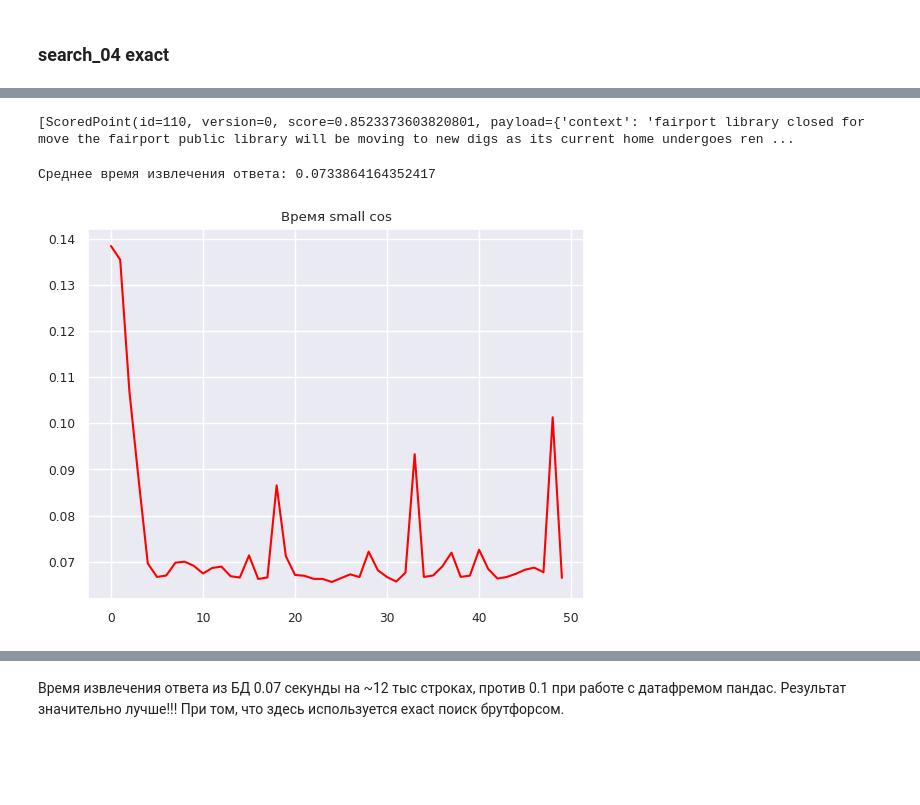
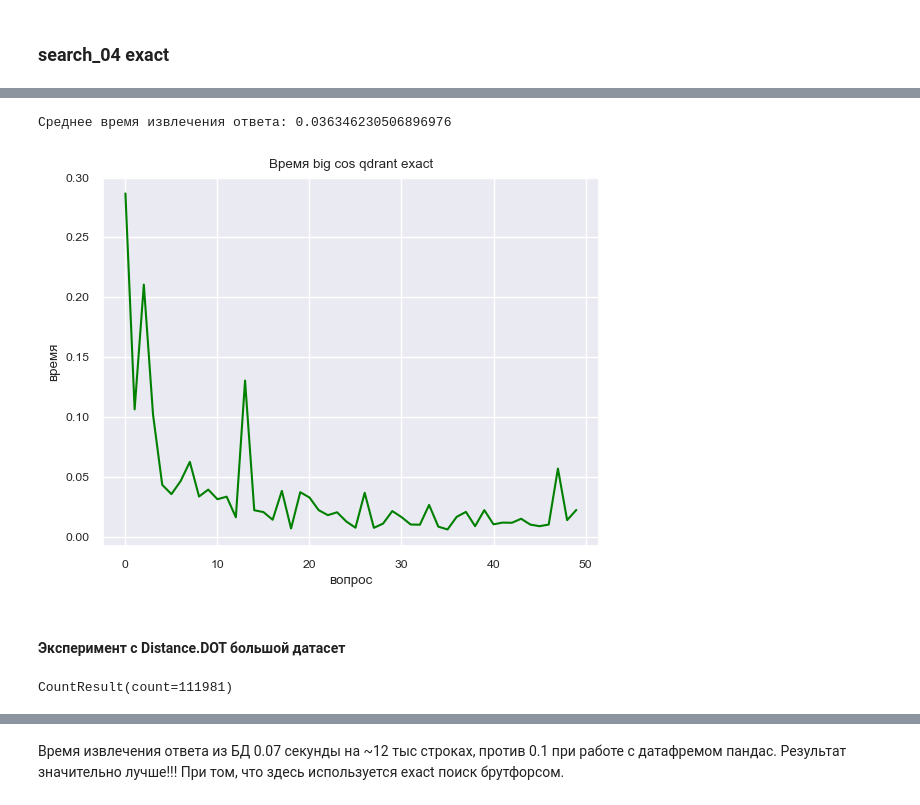
Before and after one commit to AI-YP-24-55-36/team_55_rag_qa, a Jupyter notebook: ipynb_baseline/[experiments][RAG][_neural_bridge_rag_dataset_12000_].ipynb, the cells around one changed output, grey strips where cells are left out. Drawn from its saved outputs; the diff is of its cells as text; code cells hidden in the pictures; blank space fills up the shorter version.

```diff
--- a/ipynb_baseline/[experiments][RAG][_neural_bridge_rag_dataset_12000_].ipynb
+++ b/ipynb_baseline/[experiments][RAG][_neural_bridge_rag_dataset_12000_].ipynb
@@ -825,0 +834,2 @@ qdrant_client = QdrantClient(":memory:")
+# %%
+qdrant = QdrantClient(url = "http://localhost:6333")
@@ -839,0 +882,9 @@ df_w2v_1536['id'] = df_w2v_1536.index
+# %%
+# Протестируем время извлечения ответов на 50 значениях
+t =  test_q(vectors, 'small')
+mean = sum(t)/len(t)
+result_time['small_cos_qdrant_exact'] = mean
+print('Среднее время извлечения ответа:', mean)
+sns.lineplot(t, color="red").set_title("Время small cos qdrant exact")
+plt.xlabel('вопрос')
+plt.ylabel('время');
@@ -863,0 +924,9 @@ df_w2v_1536.context[1110]
+# %%
+# Протестируем время извлечения ответов на 50 значениях
+t =  test_q(vectors, 'small_dist')
+mean = sum(t)/len(t)
+result_time['small_dist_qdrant_exact'] = mean
+print('Среднее время извлечения ответа:', mean)
+sns.lineplot(t, color="red").set_title("Время small euc qdrant exact")
+plt.xlabel('вопрос')
+plt.ylabel('время');
@@ -884,27 +987,43 @@ Wall time: 86.8 ms
-# %%
-hits
-# %% [output]
-[ScoredPoint(id=110, version=0, score=0.8523373603820801, payload={'context': 'fairport library closed for move the fairport public library will be moving to new digs as its current home undergoes ren ...
-# %%
-def test_q(vectors):
-    plt = []
-    for test_query in vectors:
-        start = time.time()
-        qdrant_client.search(
-        collection_name='w2vec_embeddings',
-        query_vector=test_query,
-        limit=1,)
-        end = time.time()
-        res = end - start
-        plt.append(res)
-    return plt
 # %%
 # Протестируем время извлечения ответов на 50 значениях
-sns.set_theme(palette ='pastel', font_scale=0.8)
-t =  test_q(vectors)
+t =  test_q(vectors, 'big')
 mean = sum(t)/len(t)
+result_time['big_cos_qdrant_exact'] = mean
 print('Среднее время извлечения ответа:', mean)
-sns.lineplot(t, color="red").set_title("Время small cos");
+sns.lineplot(t, color="green").set_title("Время big cos qdrant exact")
+plt.xlabel('вопрос')
+plt.ylabel('время');
 # %% [output]
-Среднее время извлечения ответа: 0.0733864164352417
+Среднее время извлечения ответа: 0.036346230506896976
-[figure, old version]
+[figure, new version]
+# %% [markdown]
+#### Эксперимент с Distance.DOT большой датасет
+# %%
+# Создание коллекции
+qdrant.recreate_collection(
+    collection_name="big_dist",
+    vectors_config=models.VectorParams(
+        size=1536,
+        distance=models.Distance.DOT,
+    ),
+)
+
+# загрузка данных в базу
+qdrant.upload_points(
+    collection_name="big_dist",
+    points=[
+        models.PointStruct(
+            id=row[1]["id"],
+            vector=(row[1]["context_vec"]),
+        )
+        for row in big.iterrows()
+    ],
+)
+
+
+qdrant.count(
+    collection_name='big_dist',
+    exact=True,
+)
+# %% [output]
+CountResult(count=111981)
```
Also changed, not shown: parts of 86 cells of this notebook.
